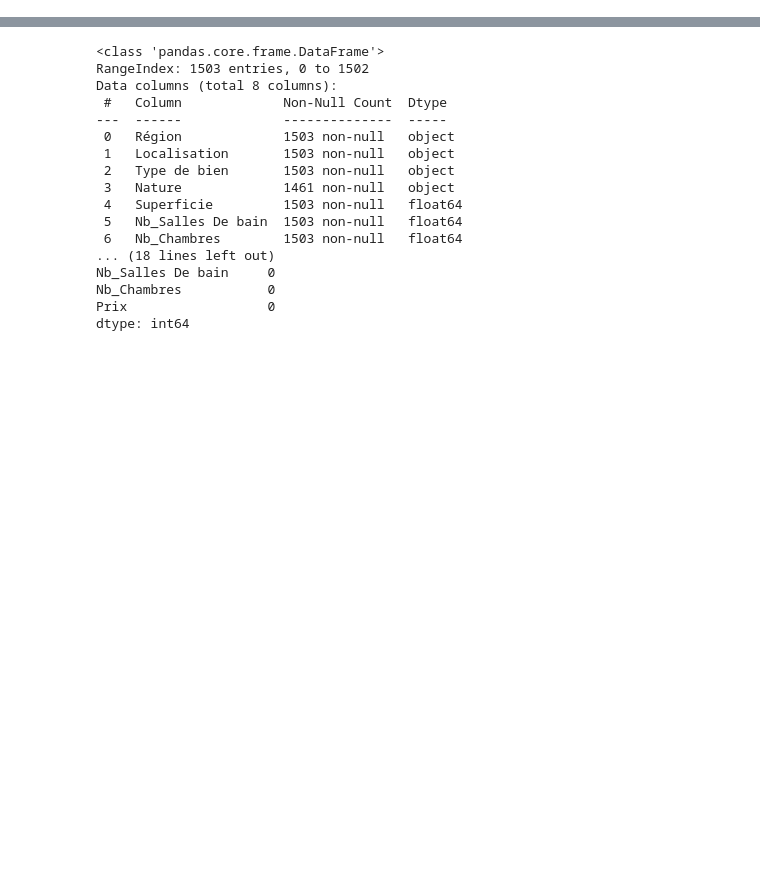
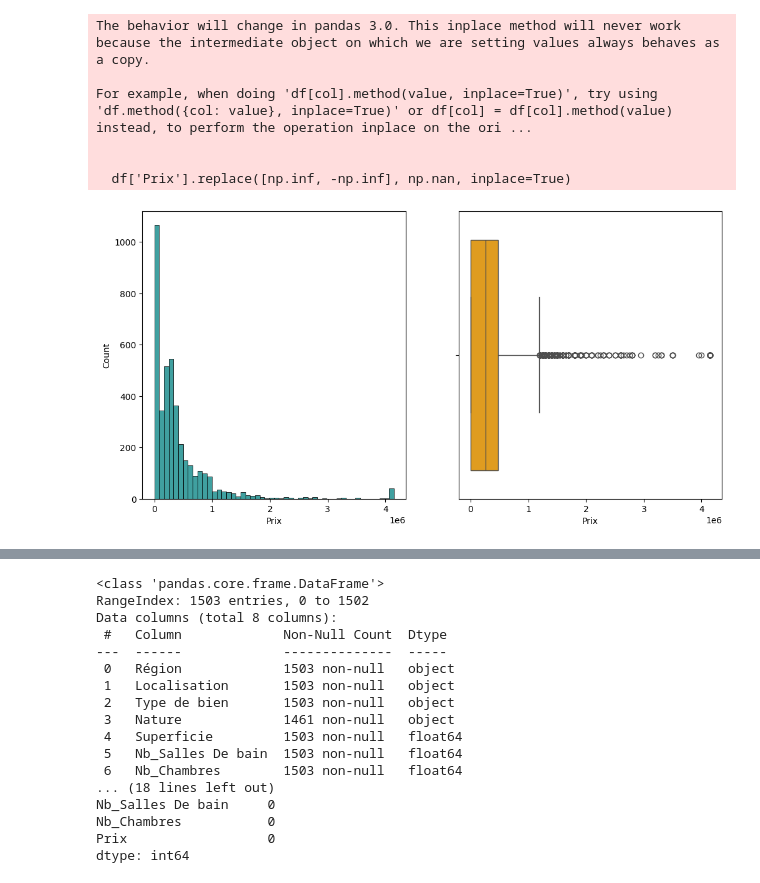
Before and after one commit to NA5KO/House_price_prediction, a Jupyter notebook: Amine/DataUnderstanding.ipynb, the cells around one changed output, grey strips where cells are left out. Cells and saved outputs as stored; diff of their text form; code cells hidden in the pictures; blank space fills up the shorter version.

```diff
--- a/Amine/DataUnderstanding.ipynb
+++ b/Amine/DataUnderstanding.ipynb
@@ -0,0 +1,38 @@
+# %%
+import pandas as pd
+import matplotlib.pyplot as plt
+import seaborn as sns
+import numpy as np
+
+df = pd.read_csv('tayara_v3.csv')
+
+# Ensure 'Prix' is numeric
+df['Prix'] = pd.to_numeric(df['Prix'], errors='coerce')
+
+# Handle NaN and infinite values
+df['Prix'].replace([np.inf, -np.inf], np.nan, inplace=True)
+df.dropna(subset=['Prix'], inplace=True)
+
+# Cap outliers at 99th percentile
+df['Prix'] = df['Prix'].clip(upper=df['Prix'].quantile(0.99))
+
+
+plt.figure(figsize=(12, 6))
+
+# Histogram for 'Prix'
+plt.subplot(1, 2, 1)
+sns.histplot(df['Prix'], kde=False, color='teal', bins=50)
+
+# Boxplot for 'Prix'
+plt.subplot(1, 2, 2)
+sns.boxplot(x=df['Prix'], color='orange')
+
+plt.show()
+# %% [output]
+The behavior will change in pandas 3.0. This inplace method will never work because the intermediate object on which we are setting values always behaves as a copy.
+
+For example, when doing 'df[col].method(value, inplace=True)', try using 'df.method({col: value}, inplace=True)' or df[col] = df[col].method(value) instead, to perform the operation inplace on the ori ...
+
+
+  df['Prix'].replace([np.inf, -np.inf], np.nan, inplace=True)
+[figure, added]
```
Also changed, not shown: parts of 13 cells of this notebook, 5 other files.
